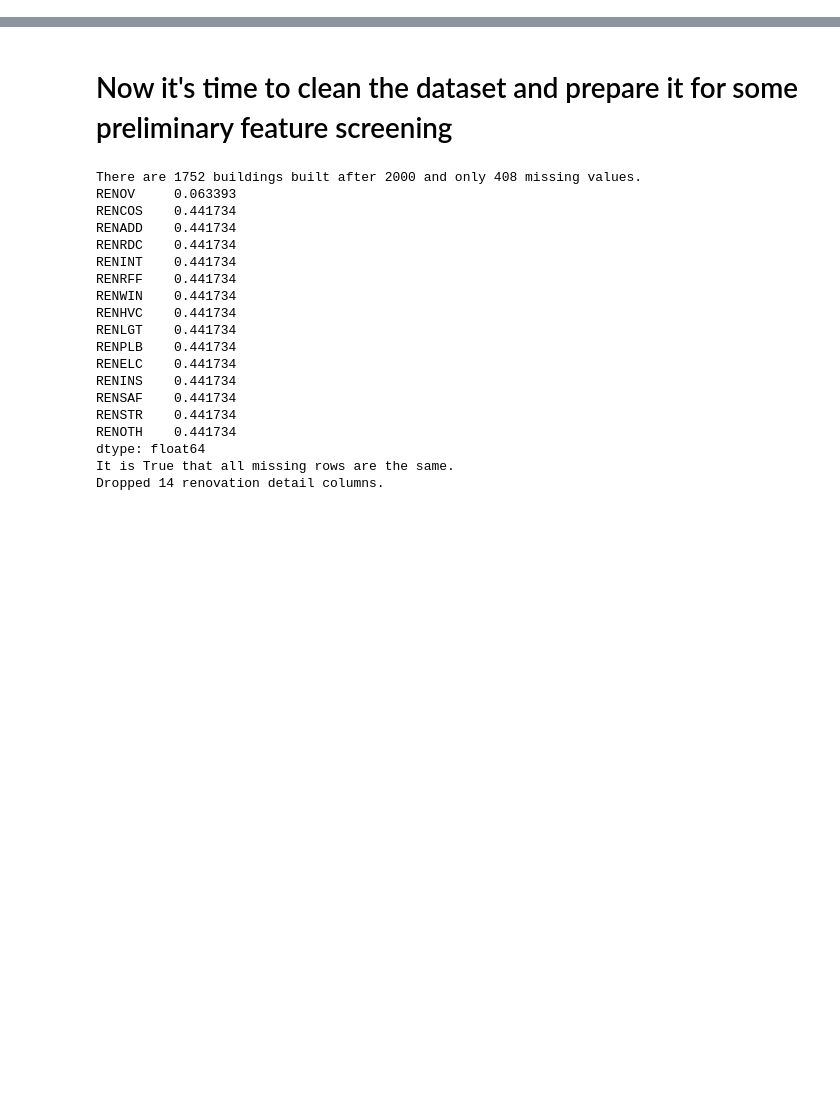
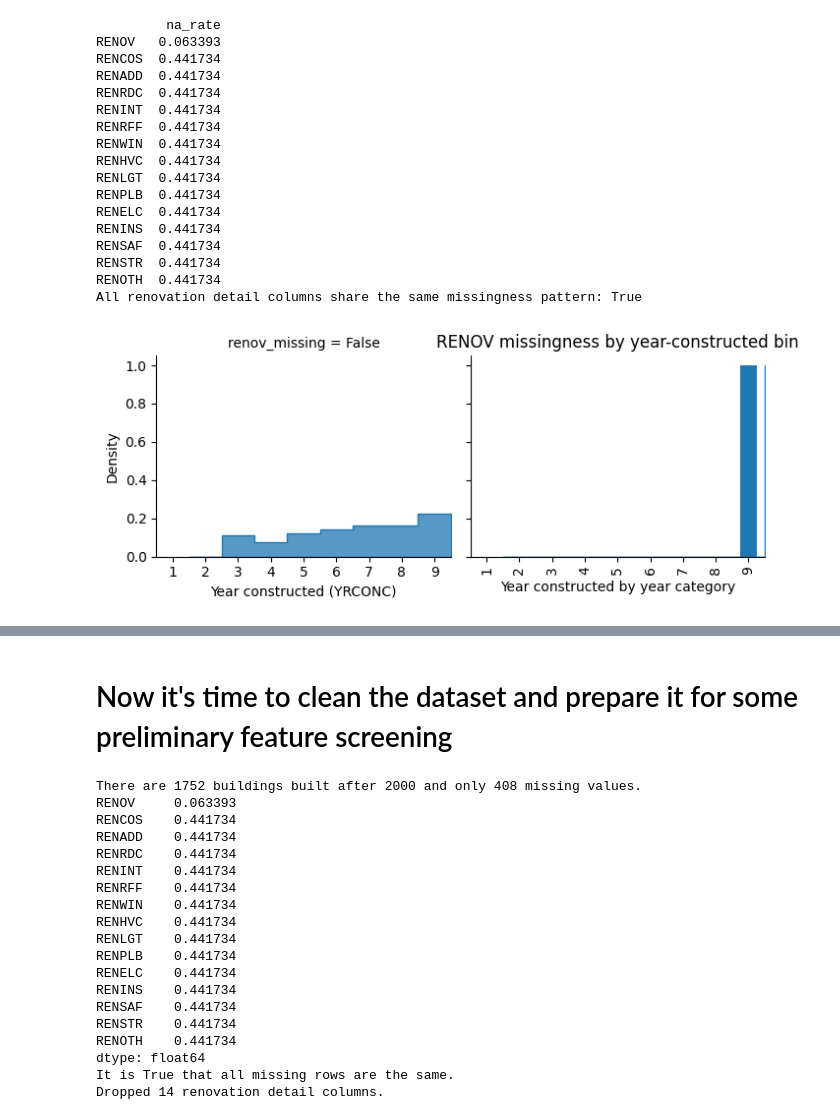
Before and after one commit to dgorin1/CBECS_portfolio, a Jupyter notebook: notebooks/01_eda.ipynb, the cells around one changed output, grey strips where cells are left out. Drawn from its saved outputs; the diff is of its cells as text; code cells hidden in the pictures; blank space fills up the shorter version.

```diff
--- a/notebooks/01_eda.ipynb
+++ b/notebooks/01_eda.ipynb
@@ -56,0 +220,13 @@ There are 1249 columns in this dataset. Next step is to trim features that aren'
+# %%
+leakage = ["MFEXP","ELBTU","ELCNS","ELEXP","NGBTU","NGCNS","NGEXP",
+           "MFHTBTU","MFCLBTU","MFVNBTU","MFWTBTU","MFLTBTU","MFCKBTU",
+           "MFRFBTU","MFOFBTU","MFPCBTU","MFOTBTU","ELHTBTU","ELCLBTU",
+           "ELVNBTU","ELWTBTU","ELLTBTU","ELCKBTU","ELRFBTU","ELOFBTU",
+           "ELPCBTU","ELOTBTU","NGHTBTU","NGCLBTU","NGWTBTU","NGCKBTU","NGOTBTU"]
+
+weights = df.filter(regex=r"^FINALWT\d*$", axis=1).columns.tolist()
+obvious = [c for c in ["SQFTC","ELEVTR","ESCLTR","PUBID","NOCCAT","WKHRSC","NWKERC","LZHRPC","LOHRPC","LNHRPC"] if c in df.columns]
+
+to_drop = [c for c in leakage + weights + obvious if c in df.columns]
+df.drop(columns=to_drop, inplace=True, errors="ignore")
+print("Dropped", len(to_drop), "columns.")
@@ -56,0 +248,67 @@ There are 1249 columns in this dataset. Next step is to trim features that aren'
+# %%
+# --- Renovation subfields: inspect → plot → then mutate df ---
+
+renov_subs = ["RENCOS","RENADD","RENRDC","RENINT","RENRFF","RENWIN",
+              "RENHVC","RENLGT","RENPLB","RENELC","RENINS","RENSAF","RENSTR","RENOTH"]
+
+# 1) Quick peek: NA rates
+print(df[["RENOV"] + renov_subs].isna().mean().sort_values().to_frame("na_rate"))
+
+# 2) Do they go missing on the same rows?
+base_mask = df[renov_subs[0]].isna()
+same_missing = True
+for c in renov_subs[1:]:
+    if not (df[c].isna() == base_mask).all():
+        same_missing = False
+        print(f"Missingness differs for column: {c}")
+        break
+print(f"All renovation detail columns share the same missingness pattern: {same_missing}")
+
+# 3) Visualize RENOV missingness by YRCONC (uses raw CSV, i.e., before any fills/drops)
+plot_df = pd.read_csv(RAW_DIR / "cbecs_2018_microdata.csv")
+plot_df["RENOV_missing"] = plot_df["RENOV"].isna()
+
+plot_df = df.assign(renov_missing=df["RENOV"].isna())
+bins = np.arange(0.5, 9.5 + 1, 1)
+g = sns.displot(
+    data=plot_df,
+    x="YRCONC",
+    col="renov_missing",
+    element="step",
+    stat="density",
+    common_norm=False,
+    height=3.2,
+    aspect=1.2,
+    bins=bins
+)
+g.set_axis_labels("Year constructed (YRCONC)", "Density")
+
+ax = gp.plot(kind="bar", figsize=(7, 3))
+ax.set_ylabel("Fraction missing (RENOV)")
+ax.set_xlabel("Year constructed by year category")
+ax.set_title("RENOV missingness by year-constructed bin")
+ax.grid(False)
+plt.tight_layout()
+plt.show()
+
+# Fill NA in RENOV with 1 since I imagine buildings built after 2000 will behave more like those renovated after 2000 than those that weren't
+df[["RENOV"]+ renov_subs].fillna(1, inplace=True)
+# %% [output]
+         na_rate
+RENOV   0.063393
+RENCOS  0.441734
+RENADD  0.441734
+RENRDC  0.441734
+RENINT  0.441734
+RENRFF  0.441734
+RENWIN  0.441734
+RENHVC  0.441734
+RENLGT  0.441734
+RENPLB  0.441734
+RENELC  0.441734
+RENINS  0.441734
+RENSAF  0.441734
+RENSTR  0.441734
+RENOTH  0.441734
+All renovation detail columns share the same missingness pattern: True
+[figure, added]
```
Also changed, not shown: parts of 28 cells of this notebook, 1 other file.
